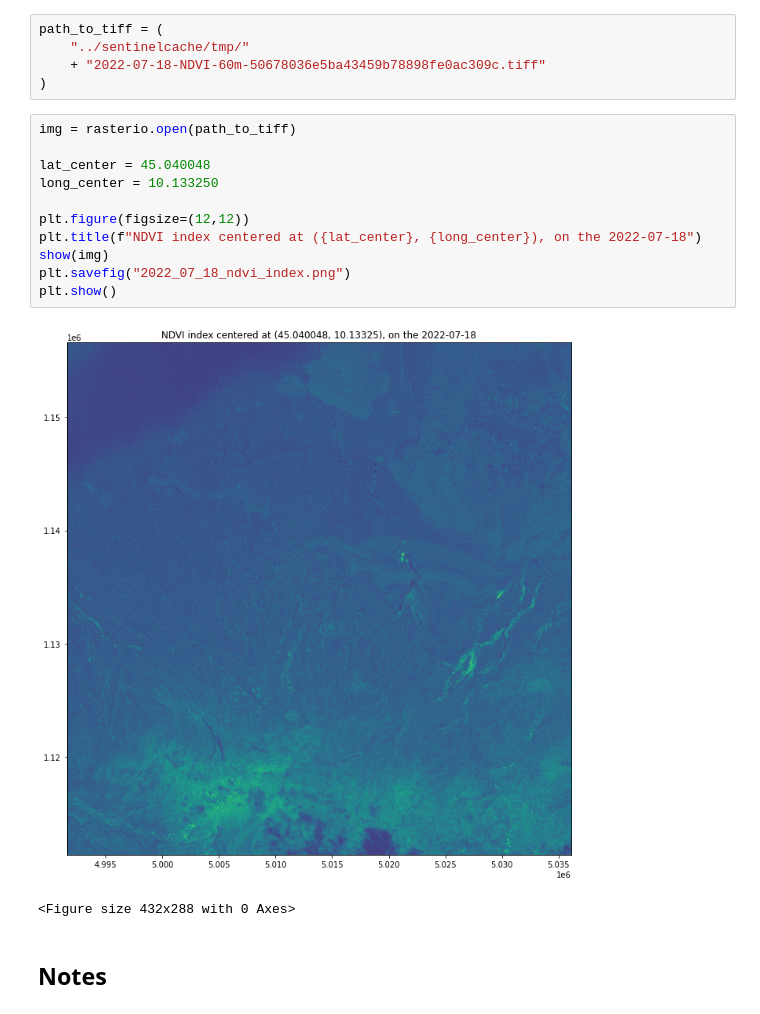
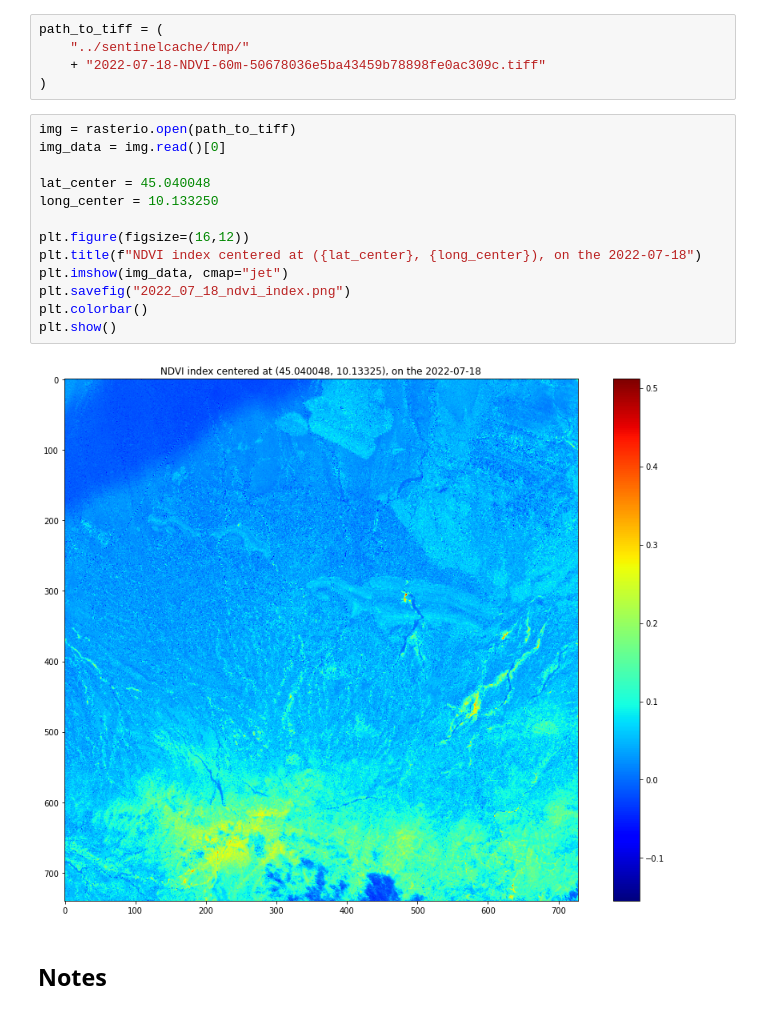
Before and after one commit to Xldlc/3beetest, a Jupyter notebook: notebooks/01_Plot_downloaded_tiff_data_with_sentinel_loader.ipynb, the cells around one changed output. Saved outputs shown, nothing was run; the diff lists cells and outputs as text.

Commit message:
UPDATE: notebook and image

```diff
--- a/notebooks/01_Plot_downloaded_tiff_data_with_sentinel_loader.ipynb
+++ b/notebooks/01_Plot_downloaded_tiff_data_with_sentinel_loader.ipynb
@@ -70,18 +70,19 @@ path_to_tiff = (
 )
 # %%
 img = rasterio.open(path_to_tiff)
+img_data = img.read()[0]
 
 lat_center = 45.040048
 long_center = 10.133250
 
-plt.figure(figsize=(12,12))
+plt.figure(figsize=(16,12))
 plt.title(f"NDVI index centered at ({lat_center}, {long_center}), on the 2022-07-18")
-show(img)
+plt.imshow(img_data, cmap="jet")
 plt.savefig("2022_07_18_ndvi_index.png")
+plt.colorbar()
 plt.show()
 # %% [output]
-[figure, old version]
+[figure, new version]
-<Figure size 432x288 with 0 Axes>
 # %% [markdown]
 ## Notes
 # %% [markdown]
```
Also changed, not shown: 2 other files.
